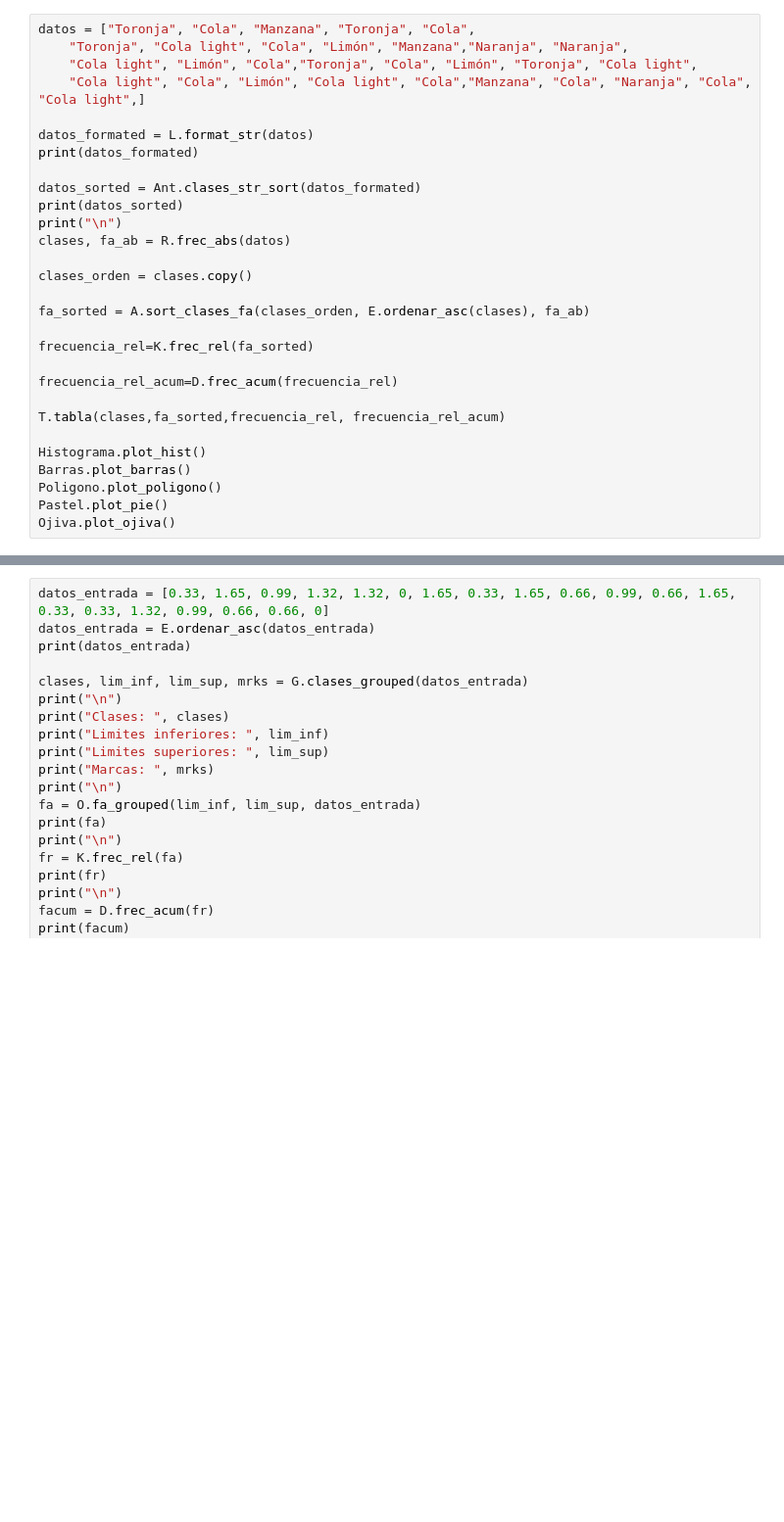
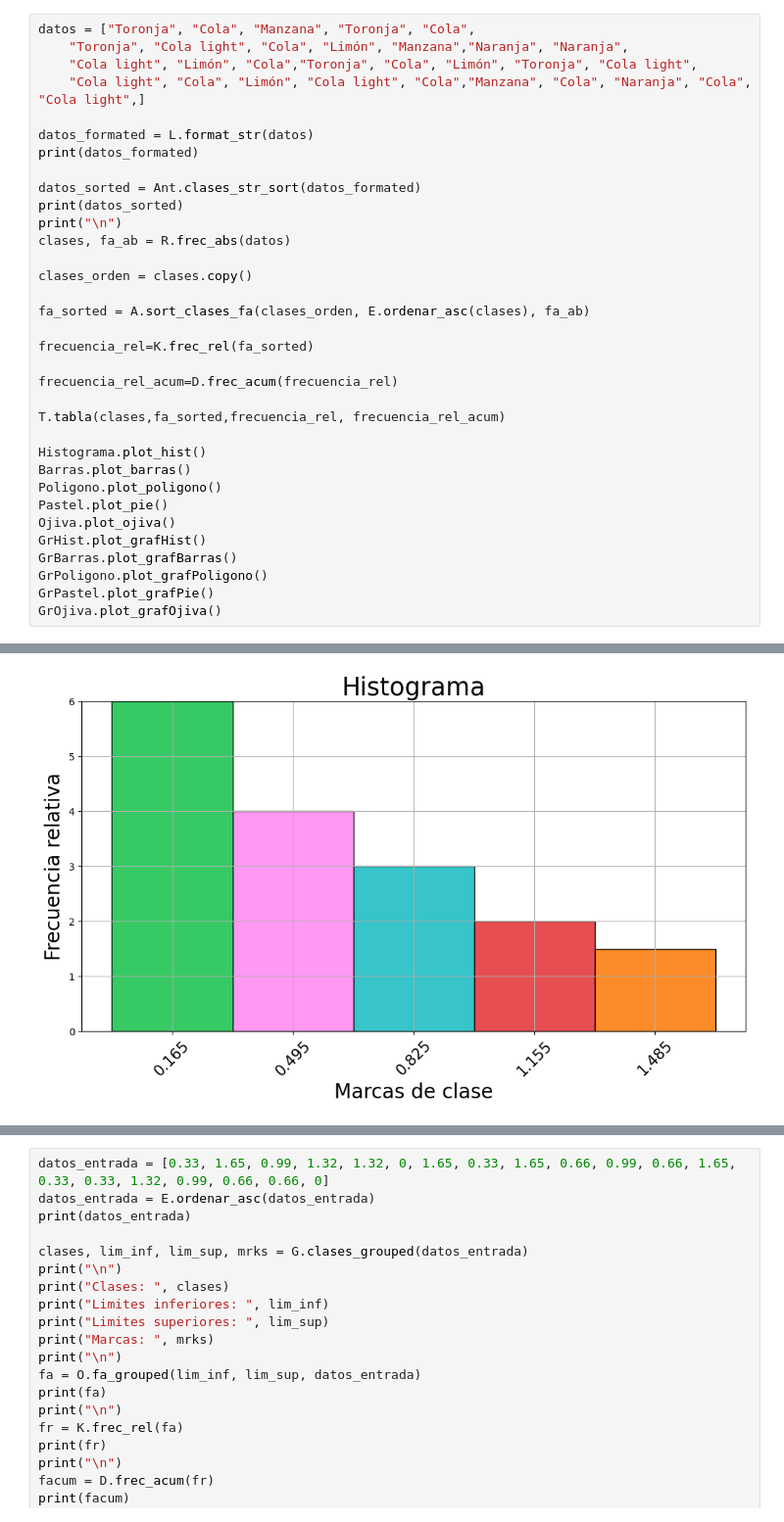
Before and after one commit to EduardoGomezTics/Testing, a Jupyter notebook: main.ipynb, the cells around one changed output, grey strips where cells are left out. Shown at 98% size. Drawn from its saved outputs; the diff is of its cells as text; blank space fills up the shorter version.

```diff
--- a/main.ipynb
+++ b/main.ipynb
@@ -61,30 +63,36 @@ fa_sorted = A.sort_clases_fa(clases_orden, E.ordenar_asc(clases), fa_ab)
 
 frecuencia_rel=K.frec_rel(fa_sorted)
 
 frecuencia_rel_acum=D.frec_acum(frecuencia_rel)
 
 T.tabla(clases,fa_sorted,frecuencia_rel, frecuencia_rel_acum)
 
 Histograma.plot_hist()
 Barras.plot_barras()
 Poligono.plot_poligono()
 Pastel.plot_pie()
 Ojiva.plot_ojiva()
+GrHist.plot_grafHist()
+GrBarras.plot_grafBarras()
+GrPoligono.plot_grafPoligono()
+GrPastel.plot_grafPie()
+GrOjiva.plot_grafOjiva()
 # %% [output]
 ['Toronja', 'Cola', 'Manzana', 'Toronja', 'Cola', 'Toronja', 'Cola Light', 'Cola', 'Limón', 'Manzana', 'Naranja', 'Naranja', 'Cola Light', 'Limón', 'Cola', 'Toronja', 'Cola', 'Limón', 'Toronja', 'Cola ...
 ['Cola', 'Cola', 'Cola', 'Cola', 'Cola', 'Cola', 'Cola', 'Cola', 'Cola', 'Cola Light', 'Cola Light', 'Cola Light', 'Cola Light', 'Cola Light', 'Cola Light', 'Limón', 'Limón', 'Limón', 'Limón', 'Manzan ...
 
 
   Clases         Fa                 Fr              F acumulada
 ---------- --------------- ------------------- -------------------
 Clase Cola        9               30.000               30.000
 Clase Cola light        6               20.000               50.000
 Clase Limón        4               13.333               63.333
 Clase Manzana        3               10.000               73.333
 Clase Naranja        3               10.000               83.333
 Clase Toronja        5               16.667              100.000
 [figure]
 [figure]
 [figure]
 [figure]
 [figure]
+[figure, added]
```
Also changed, not shown: parts of 3 cells of this notebook, 6 other files.
